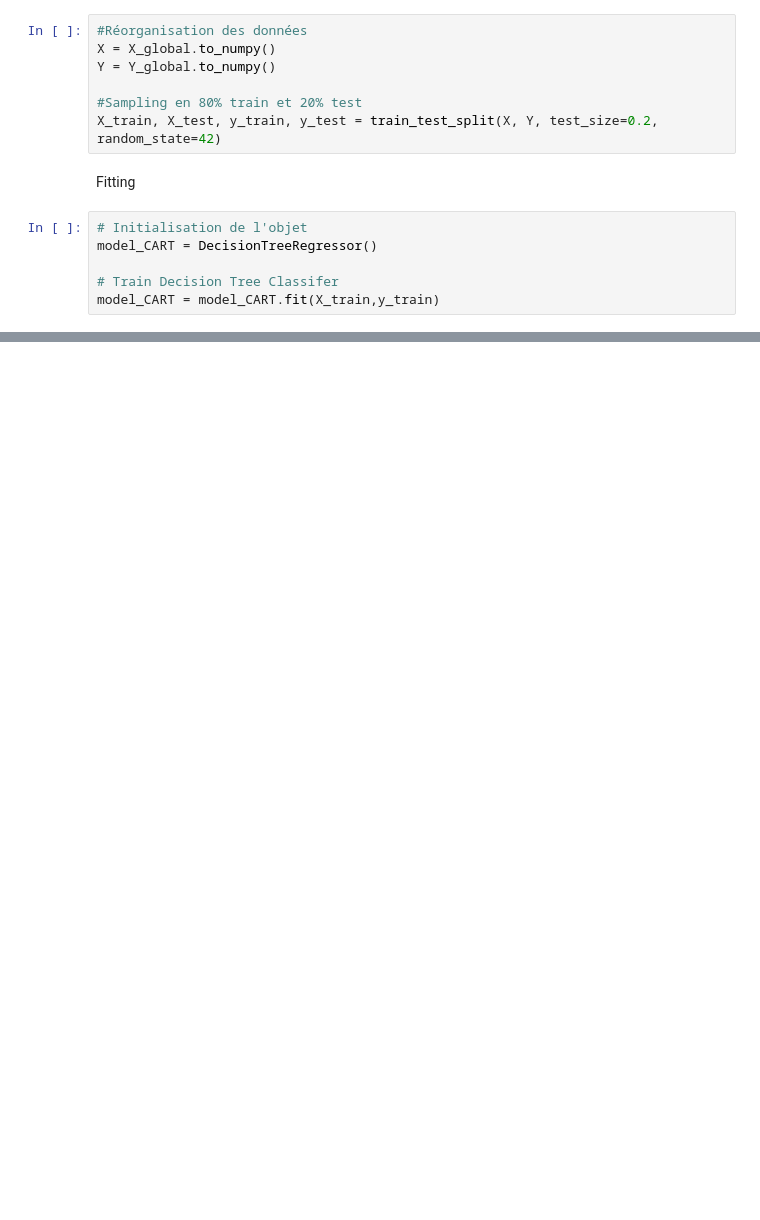
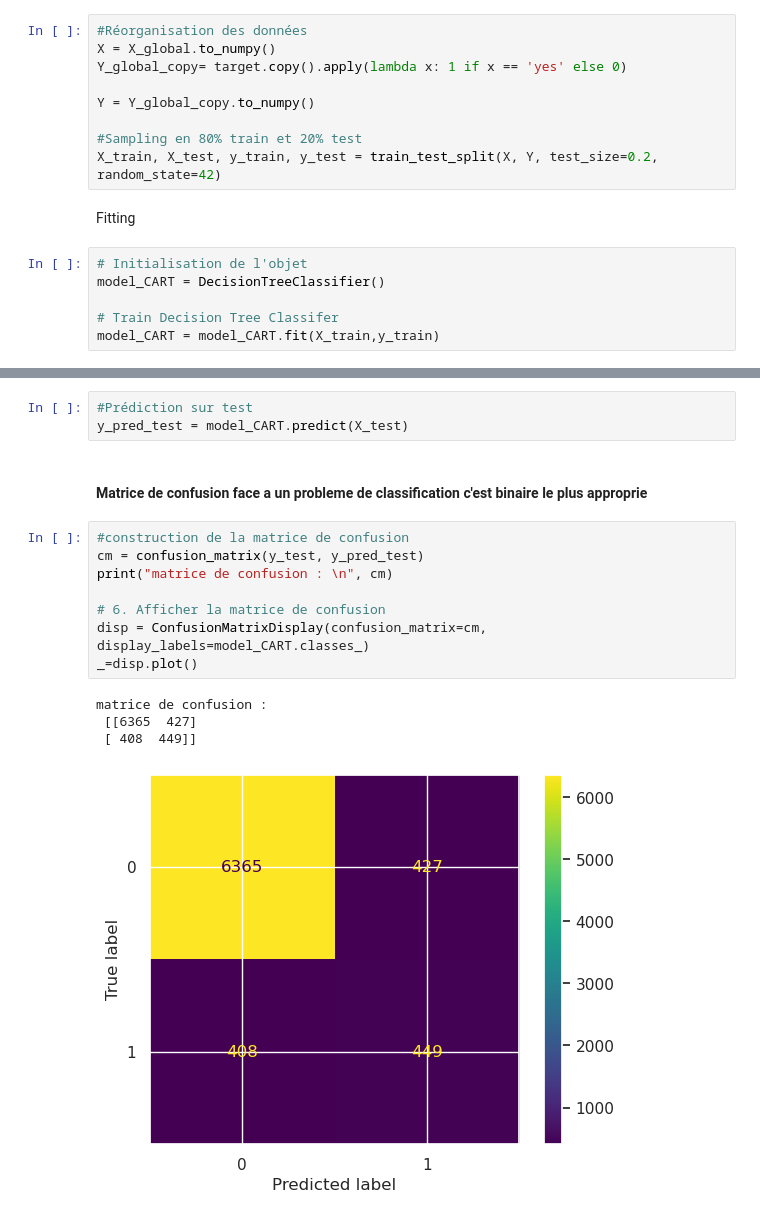
Before and after one commit to Ulrichnk/Projet_macahine_learning, a Jupyter notebook: projet copy.ipynb, the cells around one changed output, grey strips where cells are left out. Cells and saved outputs as stored; diff of their text form; blank space fills up the shorter version.

```diff
--- a/projet copy.ipynb
+++ b/projet copy.ipynb
@@ -525,7 +759,9 @@ Y_global = target.apply(lambda x: 1 if x == 'yes' else 0)
 # %%
 #Réorganisation des données
 X = X_global.to_numpy()
-Y = Y_global.to_numpy()
+Y_global_copy= target.copy().apply(lambda x: 1 if x == 'yes' else 0)
+
+Y = Y_global_copy.to_numpy()
 
 #Sampling en 80% train et 20% test
 X_train, X_test, y_train, y_test = train_test_split(X, Y, test_size=0.2, random_state=42)
@@ -533,7 +769,7 @@ X_train, X_test, y_train, y_test = train_test_split(X, Y, test_size=0.2, random_
 Fitting
 # %%
 # Initialisation de l'objet
-model_CART = DecisionTreeRegressor()
+model_CART = DecisionTreeClassifier()
 
 # Train Decision Tree Classifer
 model_CART = model_CART.fit(X_train,y_train)
@@ -568,0 +779,18 @@ RMSE sur test: 0.3305296021795478
+# %%
+#Prédiction sur test
+y_pred_test = model_CART.predict(X_test)
+# %% [markdown]
+#### Matrice de confusion face a un probleme de classification c'est binaire le plus approprie
+# %%
+#construction de la matrice de confusion
+cm = confusion_matrix(y_test, y_pred_test)
+print("matrice de confusion : \n", cm)
+
+# 6. Afficher la matrice de confusion
+disp = ConfusionMatrixDisplay(confusion_matrix=cm, display_labels=model_CART.classes_)
+_=disp.plot()
+# %% [output]
+matrice de confusion :
+ [[6365  427]
+ [ 408  449]]
+[figure, added]
```
Also changed, not shown: parts of 81 cells of this notebook, 6 other files.
